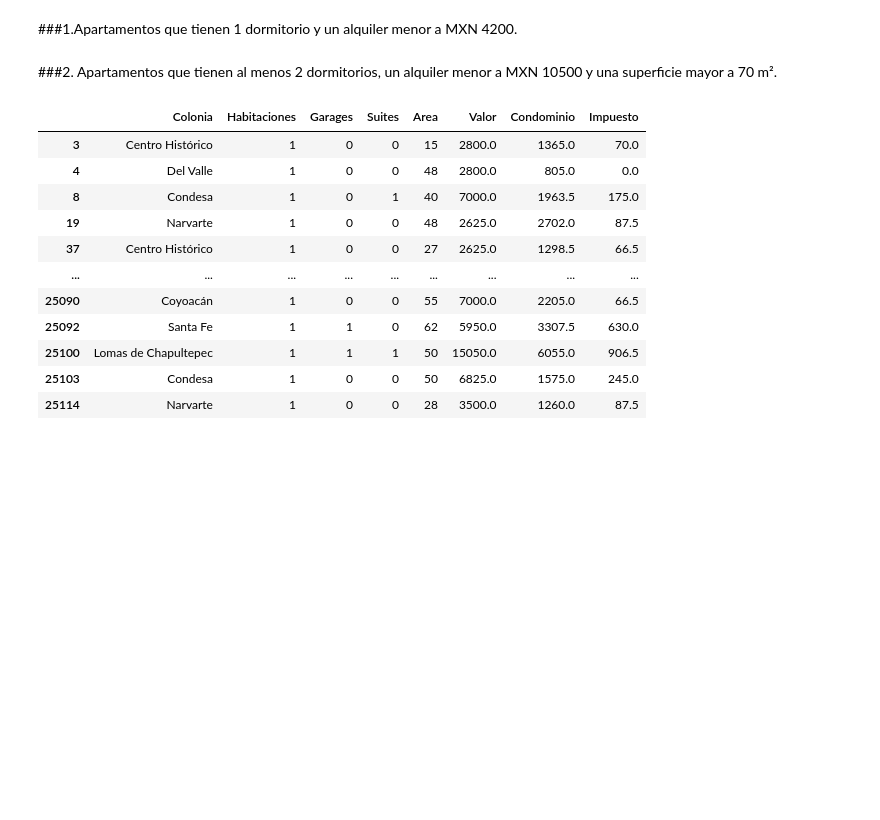
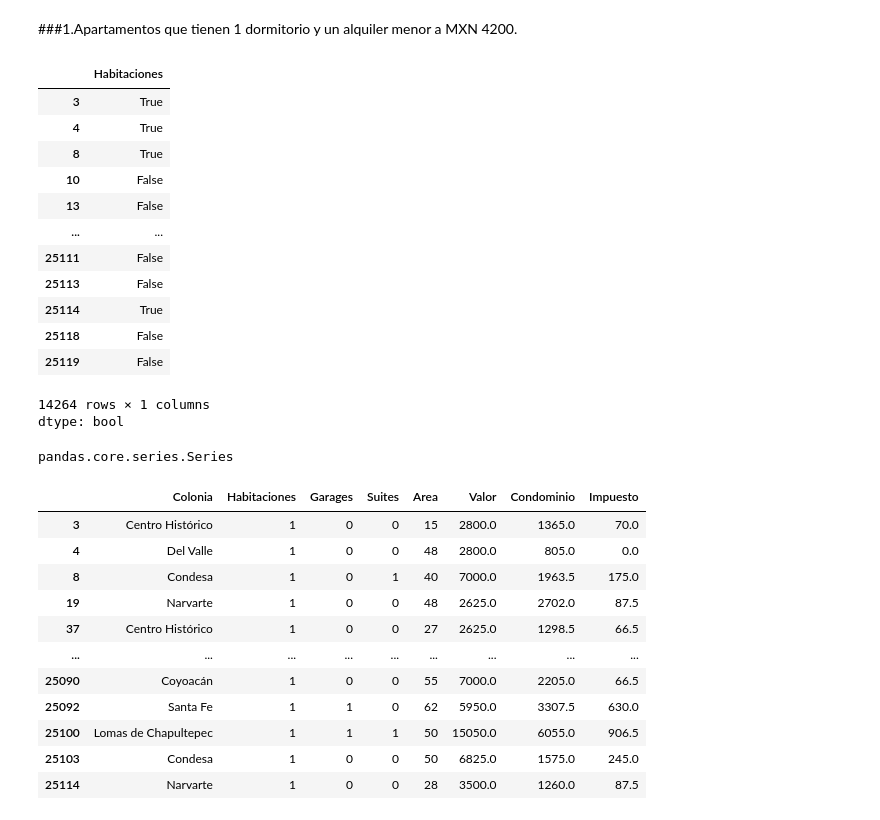
Before and after one commit to Gaby46Pe/AprendiendoGit, a Jupyter notebook: inmuebles_cdmx.ipynb, the cells around one changed output. Drawn from its saved outputs; the diff is of its cells as text; code cells hidden in the pictures; blank space fills up the shorter version.

```diff
--- a/inmuebles_cdmx.ipynb
+++ b/inmuebles_cdmx.ipynb
@@ -536,8 +536,28 @@ KeyError: "['Tipo'] not found in axis"
 ##**Creando Filtros**
 # %% [markdown]
 ###1.Apartamentos que tienen 1 dormitorio y un alquiler menor a MXN 4200.
-# %% [markdown]
-###2. Apartamentos que tienen al menos 2 dormitorios, un alquiler menor a MXN 10500 y una superficie mayor a 70 m².
+# %%
+seleccion1 = df['Habitaciones']==1
+seleccion1
+# %% [output]
+|  | Habitaciones |
+| 3 | True |
+| 4 | True |
+| 8 | True |
+| 10 | False |
+| 13 | False |
+| ... | ... |
+| 25111 | False |
+| 25113 | False |
+| 25114 | True |
+| 25118 | False |
+| 25119 | False |
+14264 rows × 1 columns
+dtype: bool
+# %%
+type(seleccion1)
+# %% [output]
+pandas.core.series.Series
 # %%
 df[seleccion1]
 # %% [output]
```
Also changed, not shown: parts of 1 cell of this notebook.
